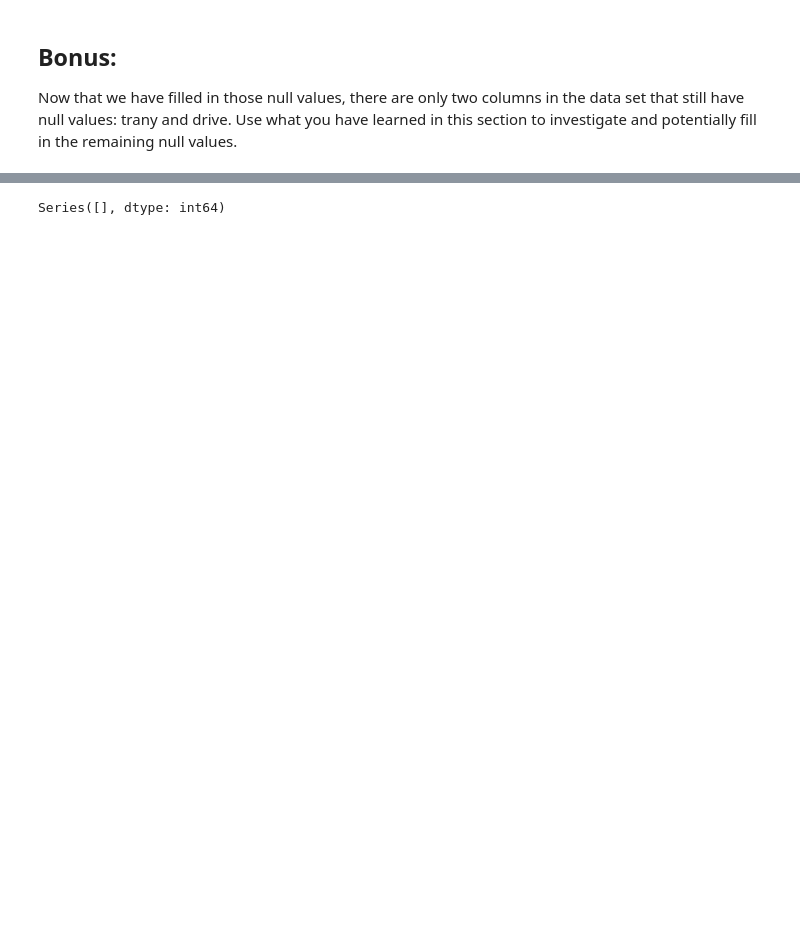
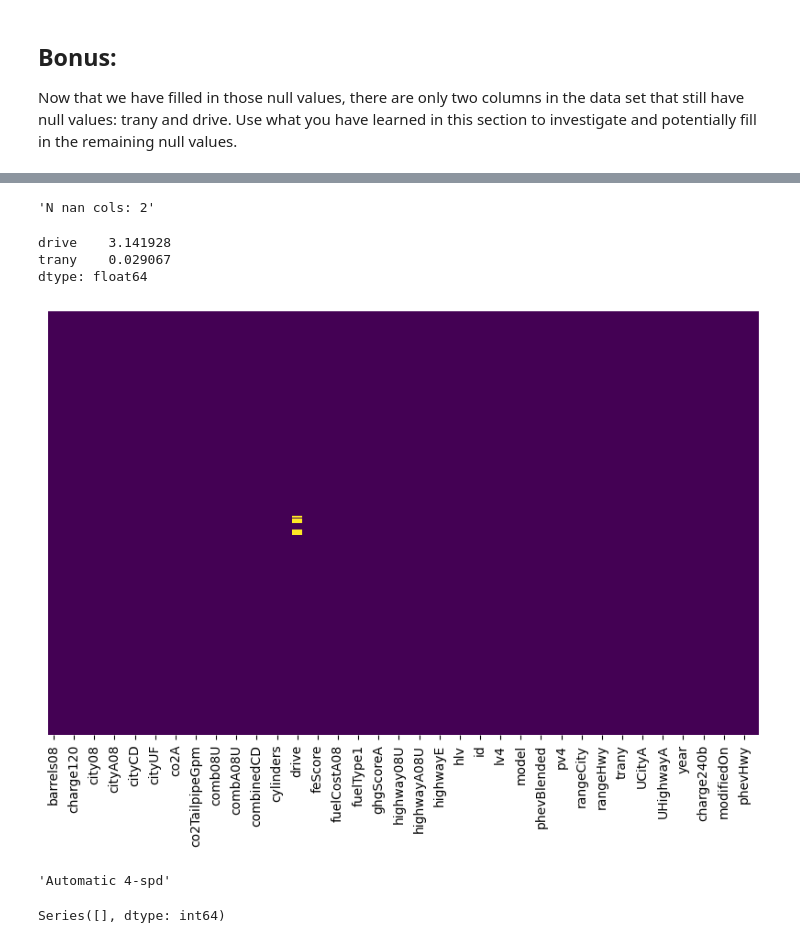
Before and after one commit to Ironhack-Data-Madrid-Abril-2023/2.4-lab_data_cleaning, a Jupyter notebook: your-code/main.ipynb, the cells around one changed output, grey strips where cells are left out. Drawn from its saved outputs; the diff is of its cells as text; code cells hidden in the pictures; blank space fills up the shorter version.

```diff
--- a/your-code/main.ipynb
+++ b/your-code/main.ipynb
@@ -210 +395,17 @@ Name: drive, Length: 1189, dtype: object
+# %%
+#Antes de tomar una decisión para sustituir los datos, voy a ver el gráfico y la información en porcentaje
+check_nan(data)
+# %% [output]
+'N nan cols: 2'
+drive    3.141928
+trany    0.029067
+dtype: float64
+[figure, added]
+# %%
+#He decidido reemplazar las características con "la moda" por probar, así que la calculo:
+
+mode = data["trany"].mode()[0]
+mode
+# %% [output]
+'Automatic 4-spd'
 # %%
```
Also changed, not shown: parts of 82 cells of this notebook, 1 other file.
